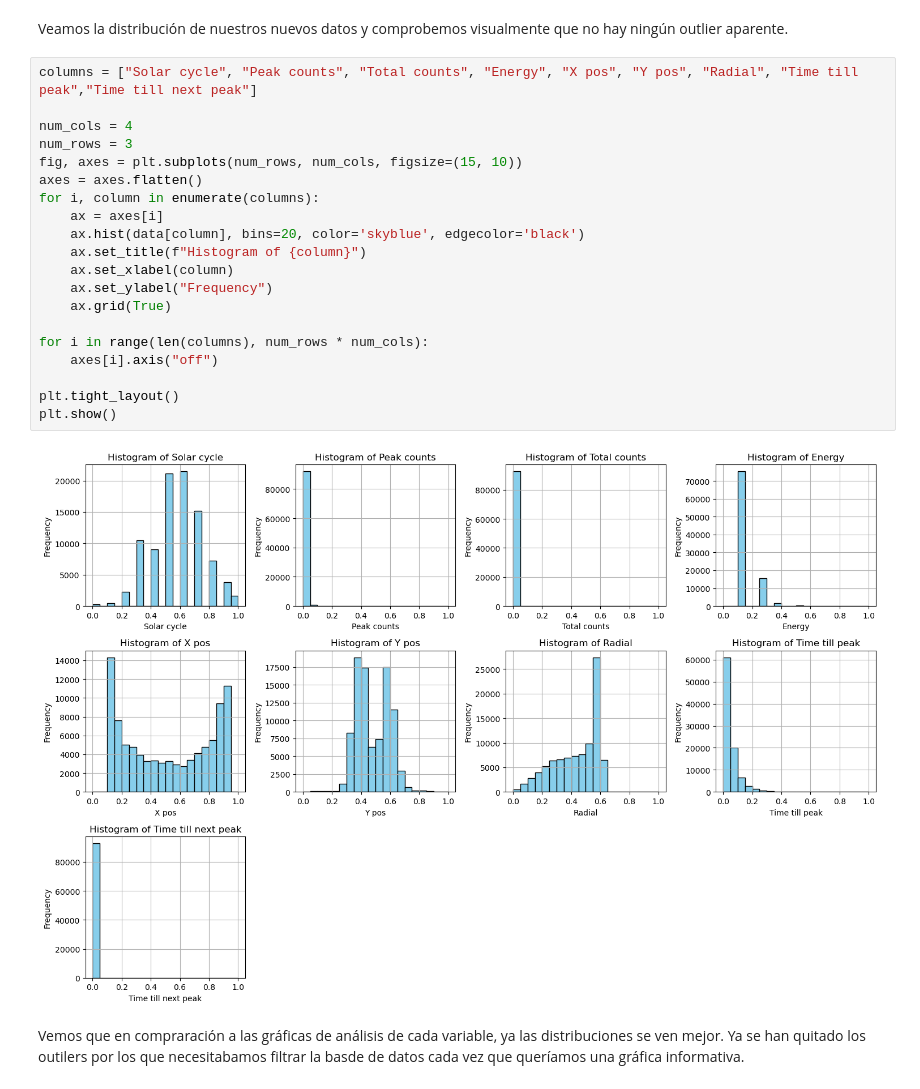
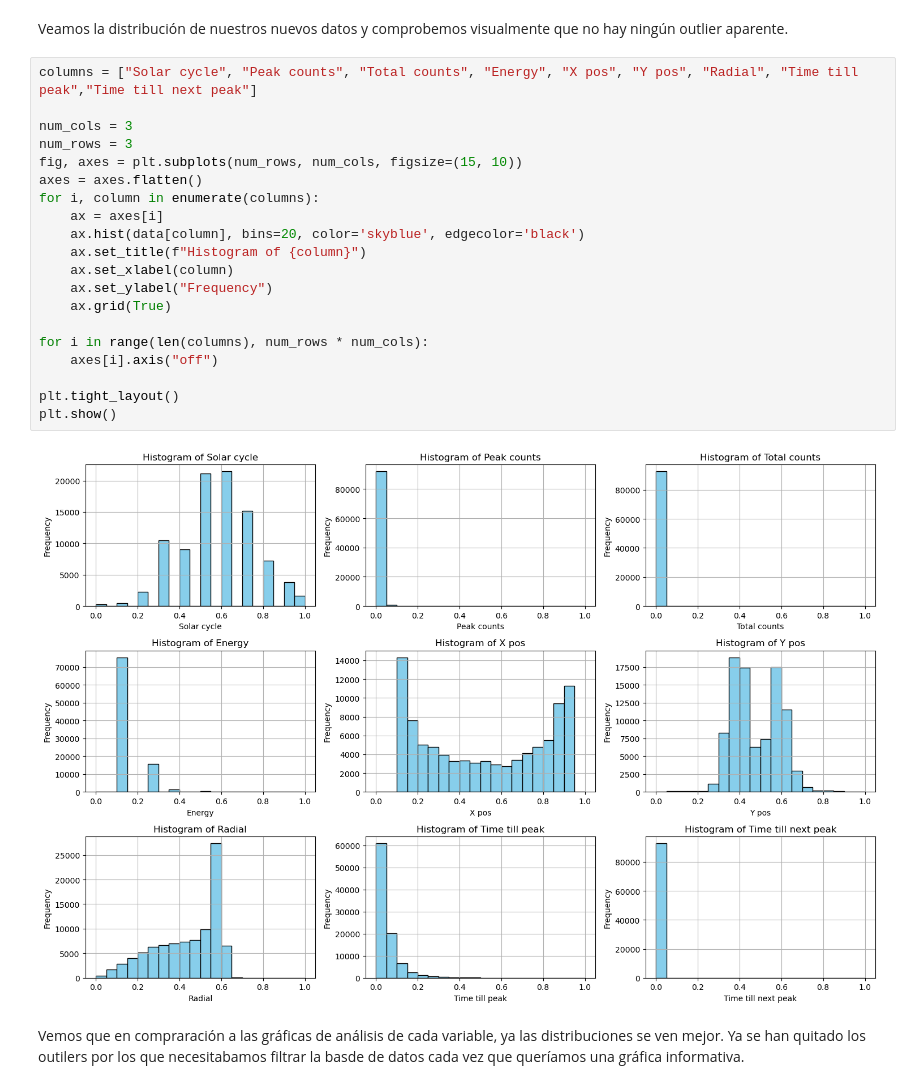
Before and after one commit to WonderfulAme/solar-flares, a Jupyter notebook: Notebook.ipynb, the cells around one changed output. Cells and saved outputs as stored; diff of their text form.

```diff
--- a/Notebook.ipynb
+++ b/Notebook.ipynb
@@ -639,25 +639,25 @@ Veamos la distribución de nuestros nuevos datos y comprobemos visualmente que n
 # %%
 columns = ["Solar cycle", "Peak counts", "Total counts", "Energy", "X pos", "Y pos", "Radial", "Time till peak","Time till next peak"]
 
-num_cols = 4
+num_cols = 3
 num_rows = 3
 fig, axes = plt.subplots(num_rows, num_cols, figsize=(15, 10))
 axes = axes.flatten()
 for i, column in enumerate(columns):
     ax = axes[i]
     ax.hist(data[column], bins=20, color='skyblue', edgecolor='black')
     ax.set_title(f"Histogram of {column}")
     ax.set_xlabel(column)
     ax.set_ylabel("Frequency")
     ax.grid(True)
 
 for i in range(len(columns), num_rows * num_cols):
     axes[i].axis("off")
 
 plt.tight_layout()
 plt.show()
 # %% [output]
-[figure, old version]
+[figure, new version]
 # %% [markdown]
 Vemos que en compraración a las gráficas de análisis de cada variable, ya las distribuciones se ven mejor. Ya se han quitado los outilers por los que necesitabamos filtrar la basde de datos cada vez que queríamos una gráfica informativa.
 # %% [markdown]
```
Also changed, not shown: parts of 64 cells of this notebook, 2 other files.
